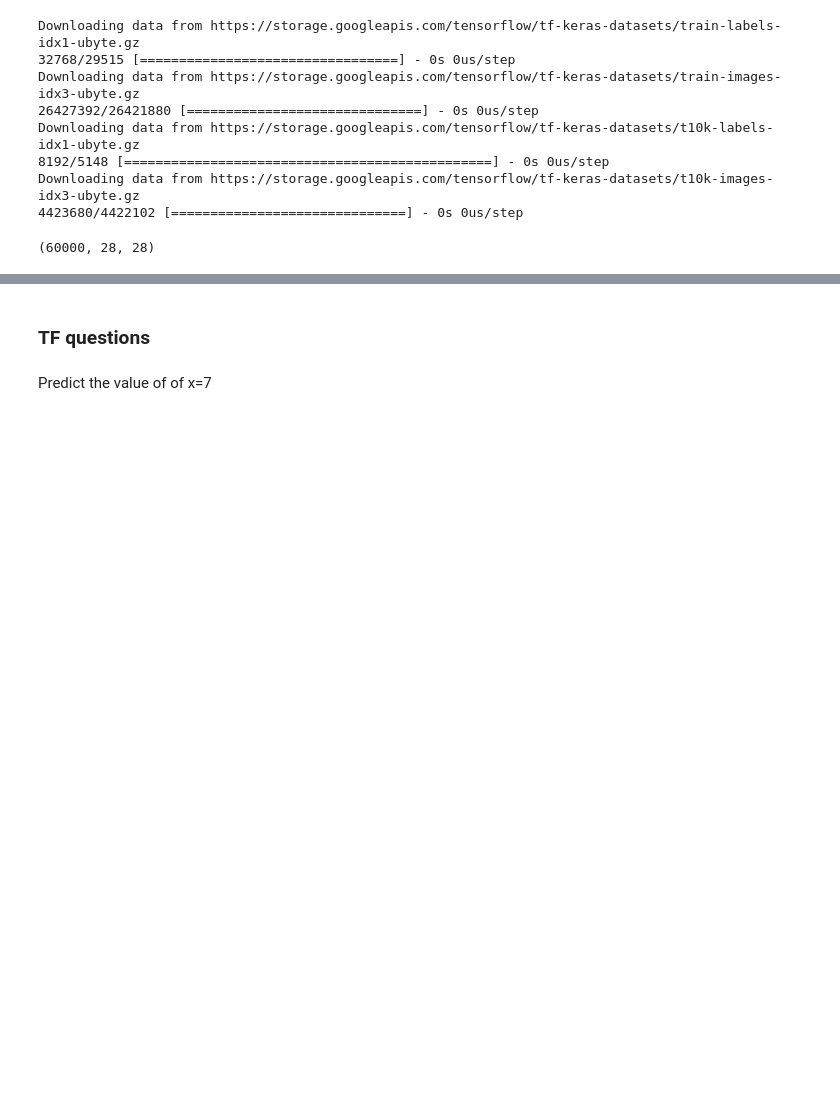
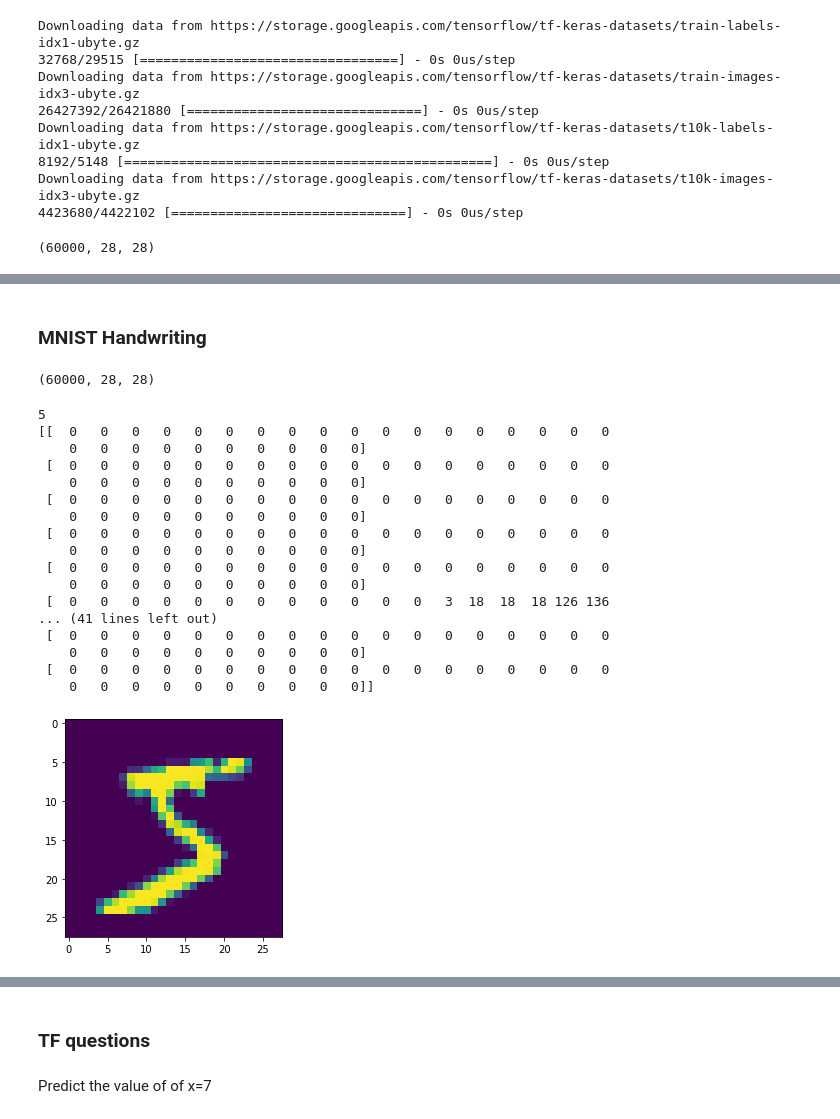
Before and after one commit to AswathKiruba/Tensorflow-in-Practice-Specialization-Notes, a Jupyter notebook: Basic Models.ipynb, the cells around one changed output, grey strips where cells are left out. Cells and saved outputs as stored; diff of their text form; code cells hidden in the pictures; blank space fills up the shorter version.

```diff
--- a/Lesson_Introduction.ipynb
+++ b/Basic Models.ipynb
@@ -84,0 +104,2 @@ Epoch 1/10
+# %% [markdown]
+### MNIST Handwriting
@@ -84,0 +110,32 @@ Epoch 1/10
+# %%
+mnist = tf.keras.datasets.mnist
+# %%
+(training_images, training_labels), (test_images, test_labels) = mnist.load_data()
+# %%
+training_images.shape
+# %% [output]
+(60000, 28, 28)
+# %%
+import matplotlib.pyplot as plt
+plt.imshow(training_images[0])
+print(training_labels[0])
+print(training_images[0])
+# %% [output]
+5
+[[  0   0   0   0   0   0   0   0   0   0   0   0   0   0   0   0   0   0
+    0   0   0   0   0   0   0   0   0   0]
+ [  0   0   0   0   0   0   0   0   0   0   0   0   0   0   0   0   0   0
+    0   0   0   0   0   0   0   0   0   0]
+ [  0   0   0   0   0   0   0   0   0   0   0   0   0   0   0   0   0   0
+    0   0   0   0   0   0   0   0   0   0]
+ [  0   0   0   0   0   0   0   0   0   0   0   0   0   0   0   0   0   0
+    0   0   0   0   0   0   0   0   0   0]
+ [  0   0   0   0   0   0   0   0   0   0   0   0   0   0   0   0   0   0
+    0   0   0   0   0   0   0   0   0   0]
+ [  0   0   0   0   0   0   0   0   0   0   0   0   3  18  18  18 126 136
+... (41 lines left out)
+ [  0   0   0   0   0   0   0   0   0   0   0   0   0   0   0   0   0   0
+    0   0   0   0   0   0   0   0   0   0]
+ [  0   0   0   0   0   0   0   0   0   0   0   0   0   0   0   0   0   0
+    0   0   0   0   0   0   0   0   0   0]]
+[figure, added]
```
Also changed, not shown: parts of 23 cells of this notebook.
